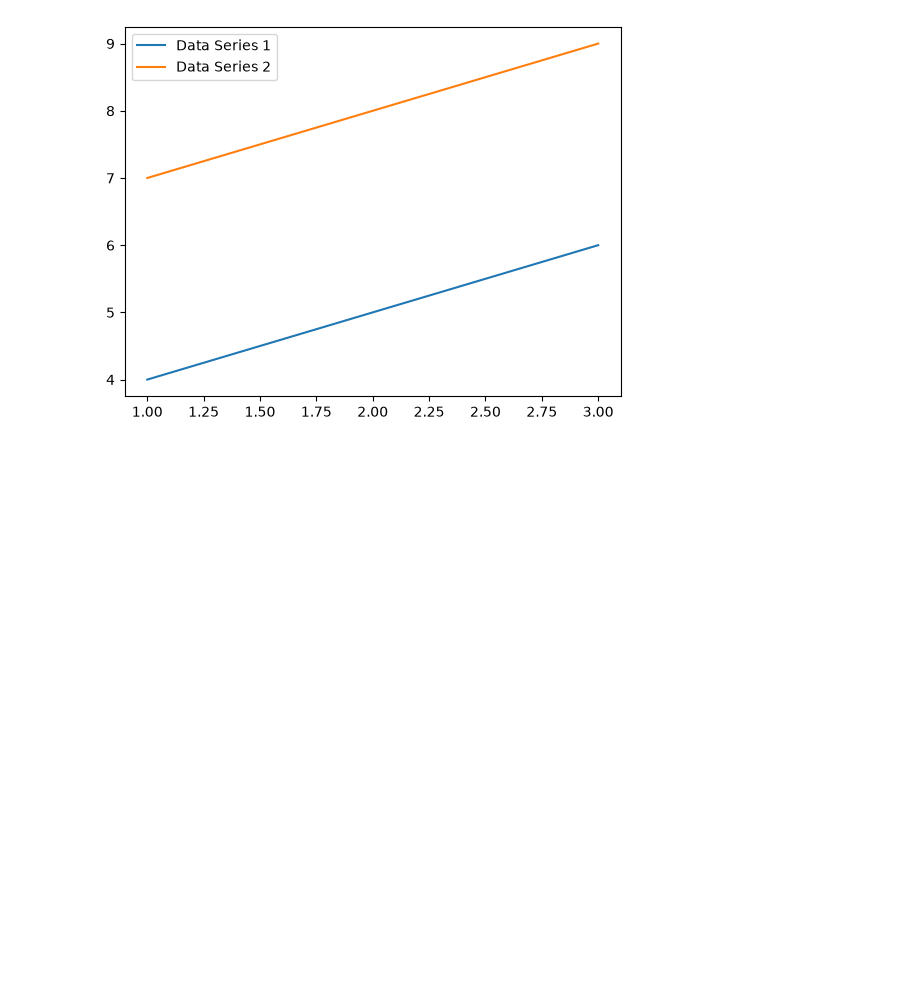
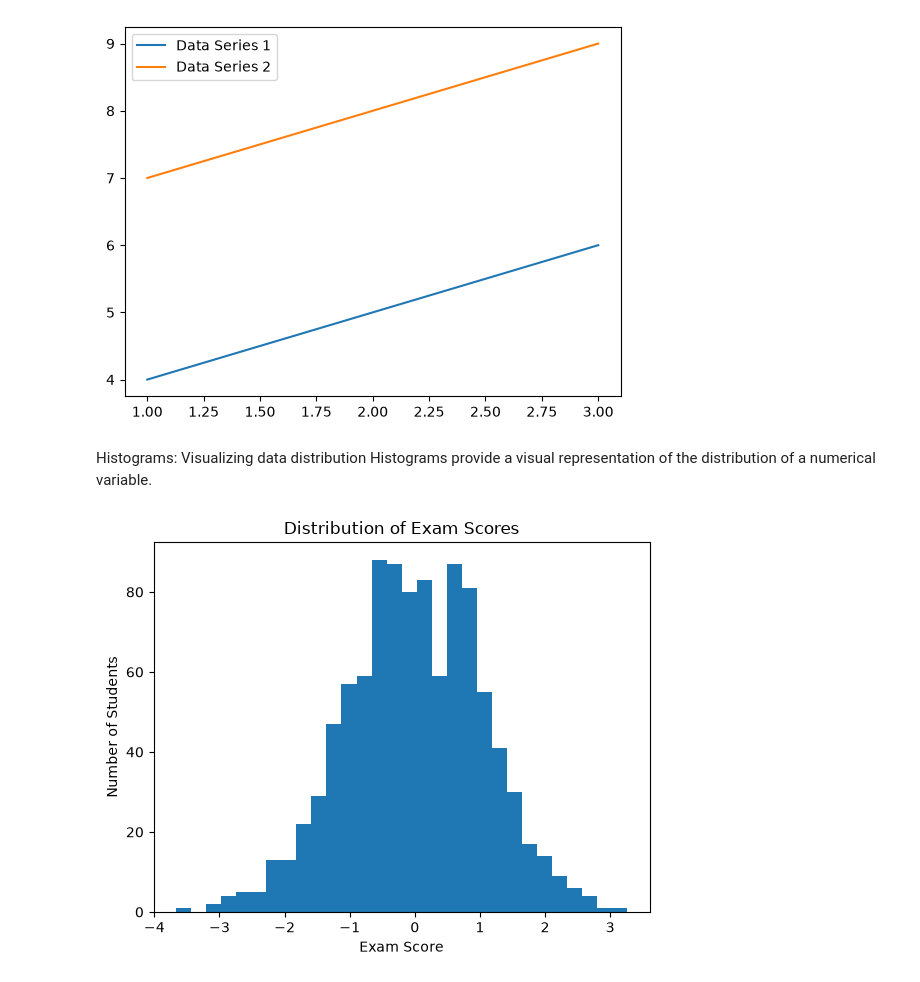
Before and after one commit to himilou/MSDataAnalysis, a Jupyter notebook: matplotlib/matplot.ipynb, the cells around one changed output. Cells and saved outputs as stored; diff of their text form; code cells hidden in the pictures; blank space fills up the shorter version.

```diff
--- a/matplotlib/matplot.ipynb
+++ b/matplotlib/matplot.ipynb
@@ -63,3 +63,16 @@ plt.legend()  # Automatically creates a legend based on labels
 plt.show()
 # %% [output]
 [figure]
+# %% [markdown]
+Histograms: Visualizing data distribution
+Histograms provide a visual representation of the distribution of a numerical variable.
+# %%
+data = np.random.randn(1000)  # Generate 1000 random numbers from a standard normal distribution
+
+plt.hist(data, bins=30)  # Create a histogram with 30 bins
+plt.xlabel('Exam Score')
+plt.ylabel('Number of Students')
+plt.title('Distribution of Exam Scores')
+plt.show()
+# %% [output]
+[figure, added]
```
Also changed, not shown: 1 other file.
